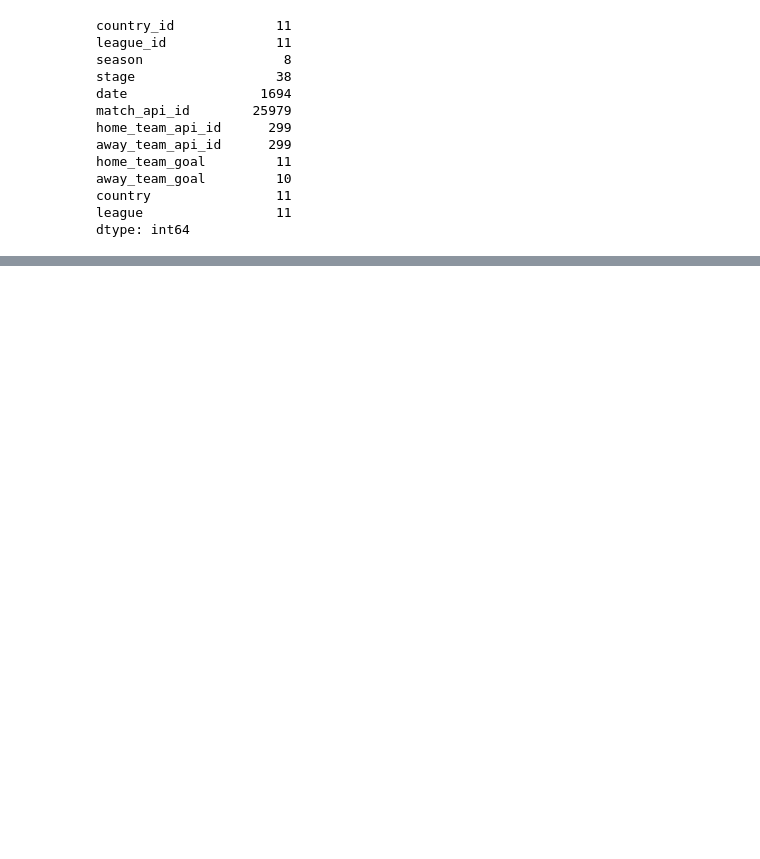
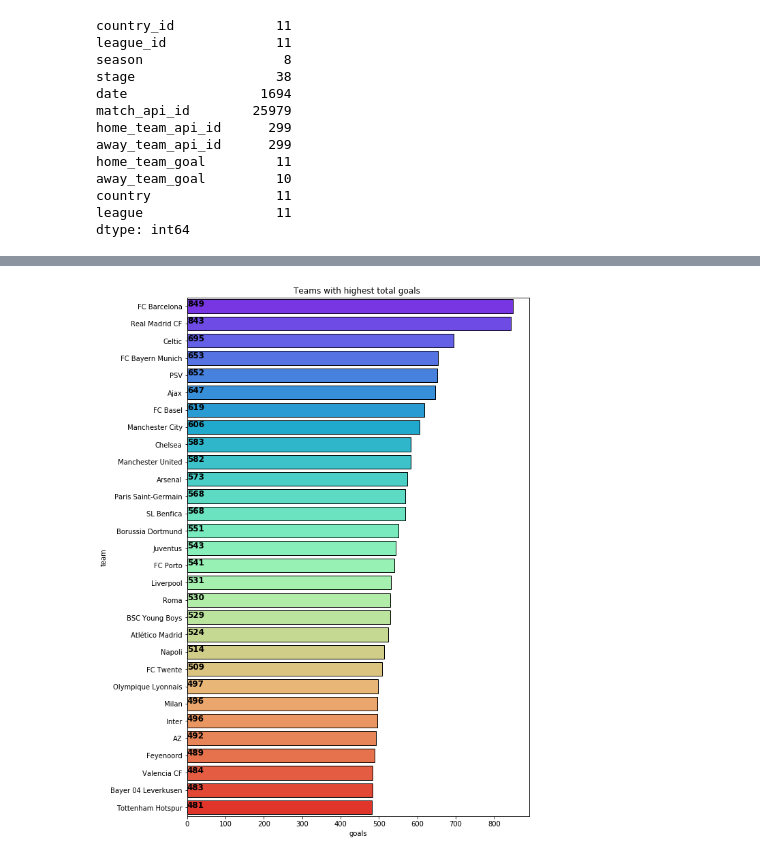
Before and after one commit to iamkucuk/further_investigation_of_football_data_analysis, a Jupyter notebook: notebooks/eda.ipynb, the cells around one changed output, grey strips where cells are left out. Drawn from its saved outputs; the diff is of its cells as text; code cells hidden in the pictures; blank space fills up the shorter version.

```diff
--- a/notebooks/eda.ipynb
+++ b/notebooks/eda.ipynb
@@ -113,0 +182,17 @@ plt.show()
+# %%
+x = h_t
+x = x.rename(columns={'home_team_lname':"team", 'home_team_goal':"goals"})
+y = a_t
+y = y.rename(columns={'away_team_lname':"team", 'away_team_goal':"goals"})
+goals = pd.concat([x,y])
+goals = goals.groupby("team")["goals"].sum().reset_index().sort_values(by = "goals",ascending = False)
+plt.figure(figsize=(9,14))
+ax = sns.barplot(x="goals",y="team",
+                 data=goals[:30],palette="rainbow",
+                linewidth = 1,edgecolor = "k"*30)
+for i,j in enumerate(goals["goals"][:30]):
+    ax.text(.3,i,j,weight="bold",color = "k",fontsize =12)
+plt.title("Teams with highest total goals ")
+plt.show()
+# %% [output]
+[figure, added]
```
Also changed, not shown: parts of 20 cells of this notebook, 4 other files.
